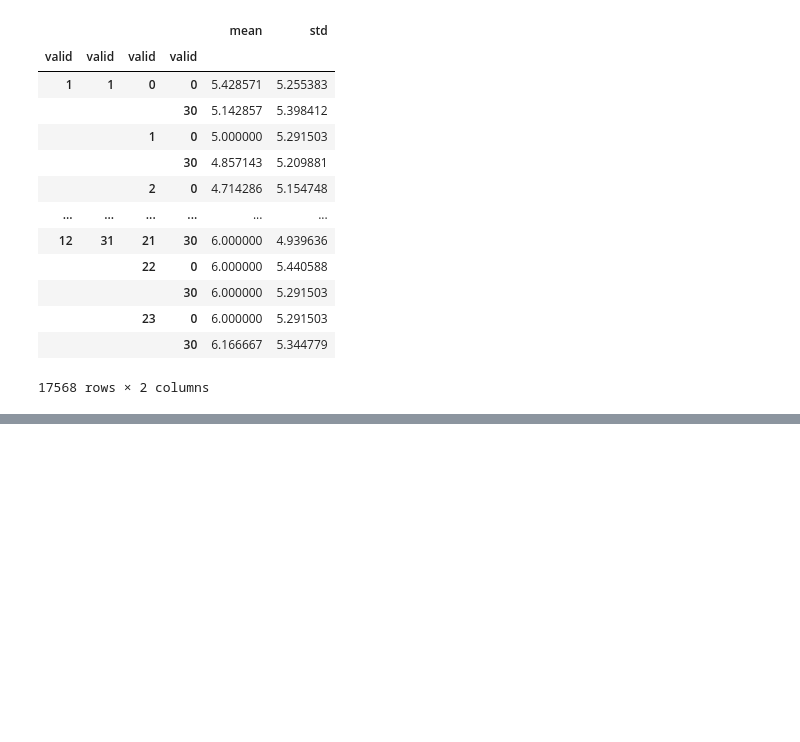
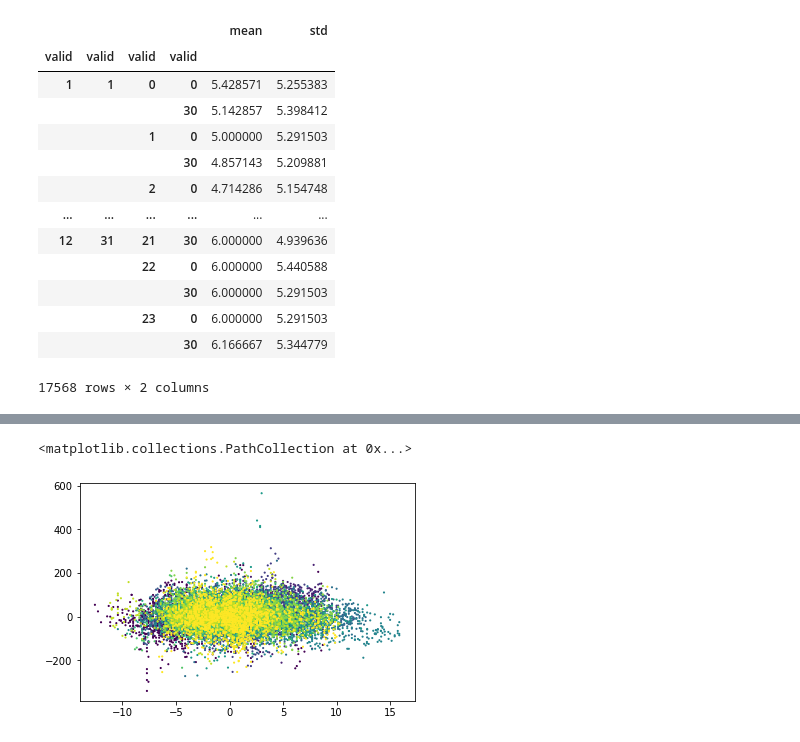
Before and after one commit to camilo-s/Aufgabe, a Jupyter notebook: aufgabe_draft.ipynb, the cells around one changed output, grey strips where cells are left out. Saved outputs shown, nothing was run; the diff lists cells and outputs as text; code cells hidden in the pictures; blank space fills up the shorter version.

```diff
--- a/aufgabe_draft.ipynb
+++ b/aufgabe_draft.ipynb
@@ -451,0 +572,4 @@ paris_temp_avg.loc[~((paris_temp_avg.index.get_level_values(0)==2) & (paris_temp
+# %%
+paris_temp_2017_complete = paris_temp_2017.reindex(complete_2017)
+# %%
+paris_temp_2017_complete['2017-12-31']=paris_temp_2017_complete['2017-12-30'].values
@@ -451,0 +596,4 @@ paris_temp_avg.loc[~((paris_temp_avg.index.get_level_values(0)==2) & (paris_temp
+# %%
+paris_temp = paris_temp_2017_complete.join(paris_temp_avg['tmpc']['mean'])
+# %%
+paris_temp['deviation']=paris_temp['tmpc']-paris_temp['mean']
@@ -451,0 +616,6 @@ paris_temp_avg.loc[~((paris_temp_avg.index.get_level_values(0)==2) & (paris_temp
+# %%
+import matplotlib.pyplot as plt
+plt.scatter(paris_temp['deviation'], dev_2017_half['quantity'], s=5, c=paris_temp.index.month, marker='.')
+# %% [output]
+<matplotlib.collections.PathCollection at 0x...>
+[figure, added]
```
Also changed, not shown: parts of 27 cells of this notebook.
